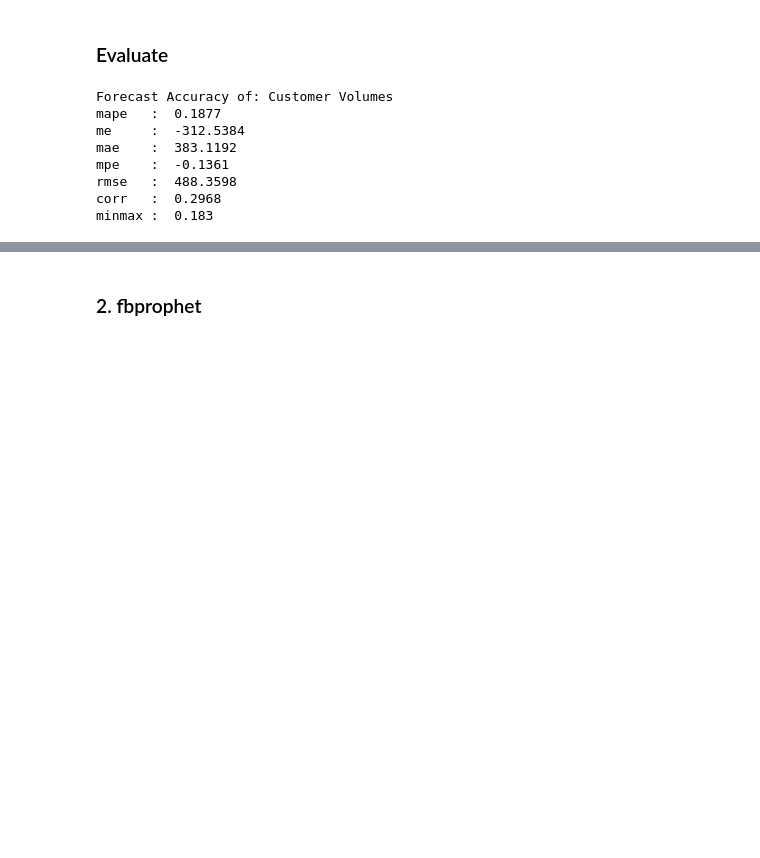
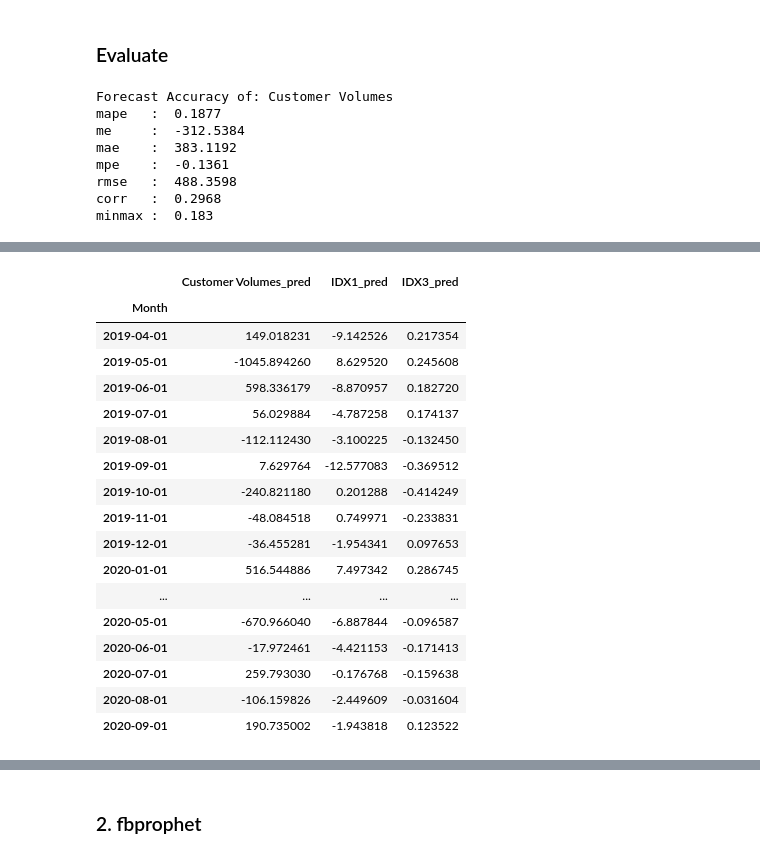
Before and after one commit to ZihanNiu/test, a Jupyter notebook: Customer_Volumes_Forecasting_.ipynb, the cells around one changed output, grey strips where cells are left out. Saved outputs shown, nothing was run; the diff lists cells and outputs as text; code cells hidden in the pictures; blank space fills up the shorter version.

```diff
--- a/Customer_Volumes_Forecasting_.ipynb
+++ b/Customer_Volumes_Forecasting_.ipynb
@@ -482,0 +474,2 @@ minmax :  0.183
+# %%
+df_difference_all = df.diff().dropna()
@@ -482,0 +499,13 @@ minmax :  0.183
+# %%
+df_difference_all = df_difference_all[['Customer Volumes','IDX1','IDX3']]
+# %%
+# selected lag order=3 from above
+model_fitted = model.fit(13)
+# %%
+# Get the lag order
+lag_order = model_fitted.k_ar
+print(lag_order)
+
+# Input data for forecasting
+forecast_input = df_difference_all.values[-lag_order:]
+forecast_input
@@ -482,0 +527,25 @@ minmax :  0.183
+# %%
+# Forecast
+indexes=indexes.set_index('Month')
+fc = model_fitted.forecast(y=forecast_input, steps=18)
+df_forecast_18 = pd.DataFrame(fc, index=indexes.index[-18:], columns=df_difference_all.columns + '_pred')
+df_forecast_18
+# %% [output]
+|  | Customer Volumes_pred | IDX1_pred | IDX3_pred |
+| Month |  |  |  |
+| 2019-04-01 | 149.018231 | -9.142526 | 0.217354 |
+| 2019-05-01 | -1045.894260 | 8.629520 | 0.245608 |
+| 2019-06-01 | 598.336179 | -8.870957 | 0.182720 |
+| 2019-07-01 | 56.029884 | -4.787258 | 0.174137 |
+| 2019-08-01 | -112.112430 | -3.100225 | -0.132450 |
+| 2019-09-01 | 7.629764 | -12.577083 | -0.369512 |
+| 2019-10-01 | -240.821180 | 0.201288 | -0.414249 |
+| 2019-11-01 | -48.084518 | 0.749971 | -0.233831 |
+| 2019-12-01 | -36.455281 | -1.954341 | 0.097653 |
+| 2020-01-01 | 516.544886 | 7.497342 | 0.286745 |
+| ... | ... | ... | ... |
+| 2020-05-01 | -670.966040 | -6.887844 | -0.096587 |
+| 2020-06-01 | -17.972461 | -4.421153 | -0.171413 |
+| 2020-07-01 | 259.793030 | -0.176768 | -0.159638 |
+| 2020-08-01 | -106.159826 | -2.449609 | -0.031604 |
+| 2020-09-01 | 190.735002 | -1.943818 | 0.123522 |
```
Also changed, not shown: parts of 14 cells of this notebook.
